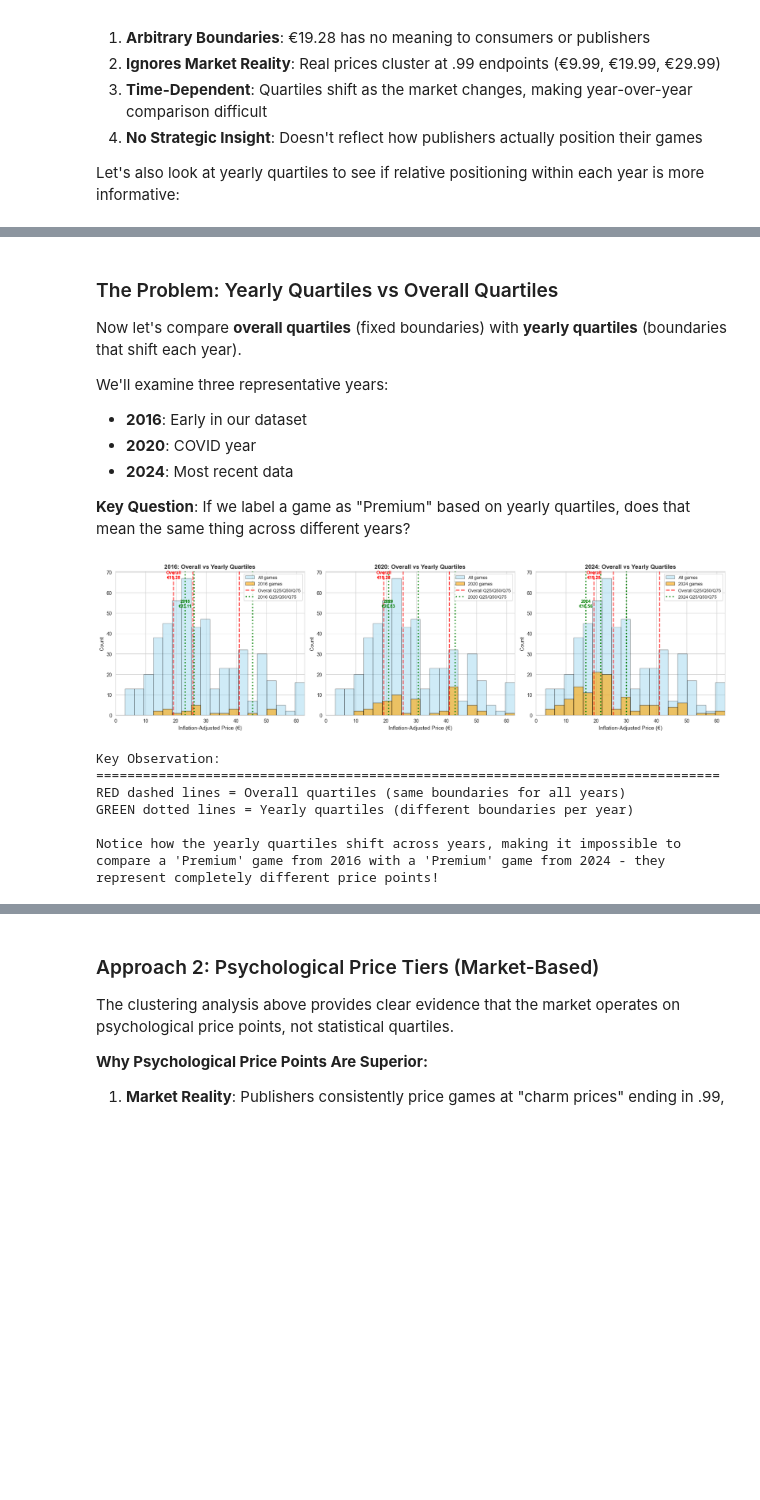
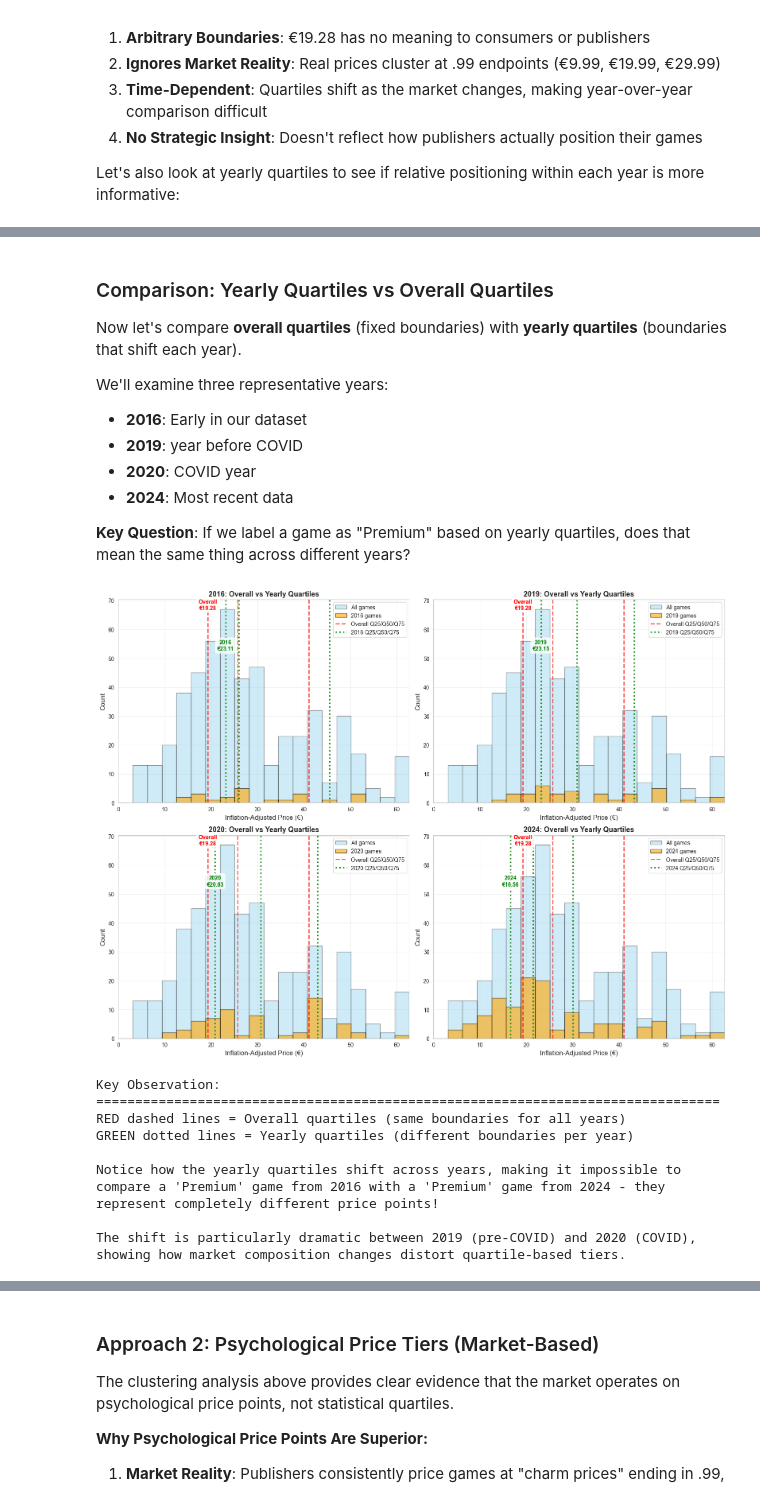
Before and after one commit to jbenigeri/Video-Game-Price-Analysis, a Jupyter notebook: src/nb2__prices_analysis.ipynb, the cells around one changed output, grey strips where cells are left out. Cells and saved outputs as stored; diff of their text form; code cells hidden in the pictures; blank space fills up the shorter version.

Commit message:
change yearly quartile comparison plot

```diff
--- a/src/nb2__prices_analysis.ipynb
+++ b/src/nb2__prices_analysis.ipynb
@@ -378,19 +382,21 @@ Examples where yearly and overall quartile tiers MATCH:
 | 224 | Blood Bowl 3 | 2023 | 29.99 | 30.769820 | Mid-High | Mid-High |
 | 279 | Valheim | 2021 | 15.49 | 18.456743 | Budget | Budget |
 # %% [markdown]
-### The Problem: Yearly Quartiles vs Overall Quartiles
+### Comparison: Yearly Quartiles vs Overall Quartiles
 
 Now let's compare **overall quartiles** (fixed boundaries) with **yearly quartiles** (boundaries that shift each year).
 
 We'll examine three representative years:
 - **2016**: Early in our dataset
+- **2019**: year before COVID
 - **2020**: COVID year
 - **2024**: Most recent data
 
 **Key Question**: If we label a game as "Premium" based on yearly quartiles, does that mean the same thing across different years?
 # %%
 # Compare overall quartiles vs yearly quartiles for specific years
-years_to_show = [2016, 2020, 2024]  # Early, COVID, Recent
+# 2x2 grid for better visibility
+years_to_show = [2016, 2019, 2020, 2024]  # Early, Pre-COVID, COVID, Recent
 
 ap = pd.to_numeric(df_games['adjusted_price'], errors='coerce').dropna()
 low, high = 0, ap.quantile(0.95)
@@ -401,7 +407,8 @@ overall_q50 = ap.quantile(0.50)
 overall_q75 = ap.quantile(0.75)
 
 sns.set_style("whitegrid")
-fig, axes = plt.subplots(1, 3, figsize=(18, 5))
+fig, axes = plt.subplots(2, 2, figsize=(16, 12))
+axes = axes.flatten()  # Convert 2x2 array to 1D for easier indexing
 
 for idx, year in enumerate(years_to_show):
     ax = axes[idx]
@@ -421,41 +428,44 @@ for idx, year in enumerate(years_to_show):
     ax.axvline(overall_q50, color='red', linestyle='--', alpha=0.7, linewidth=2)
     ax.axvline(overall_q75, color='red', linestyle='--', alpha=0.7, linewidth=2)
 
     # Yearly quartile lines (GREEN - specific to this year)
     if len(year_prices) > 0:
         yearly_q25 = year_prices.quantile(0.25)
         yearly_q50 = year_prices.quantile(0.50)
         yearly_q75 = year_prices.quantile(0.75)
 
         ax.axvline(yearly_q25, color='green', linestyle=':', alpha=0.9, linewidth=2.5, label=f'{year} Q25/Q50/Q75')
         ax.axvline(yearly_q50, color='green', linestyle=':', alpha=0.9, linewidth=2.5)
         ax.axvline(yearly_q75, color='green', linestyle=':', alpha=0.9, linewidth=2.5)
 
-        # Add text labels
+        # Add text labels showing the difference
         ax.text(overall_q25, ax.get_ylim()[1]*0.95, f'Overall\n€{overall_q25:.2f}',
-                ha='center', color='red', fontsize=9, fontweight='bold')
+                ha='center', color='red', fontsize=10, fontweight='bold', bbox=dict(boxstyle='round', facecolor='white', alpha=0.8))
         ax.text(yearly_q25, ax.get_ylim()[1]*0.75, f'{year}\n€{yearly_q25:.2f}',
-                ha='center', color='green', fontsize=9, fontweight='bold')
+                ha='center', color='green', fontsize=10, fontweight='bold', bbox=dict(boxstyle='round', facecolor='white', alpha=0.8))
 
-    ax.set_xlabel('Inflation-Adjusted Price (€)', fontsize=11)
-    ax.set_ylabel('Count', fontsize=11)
-    ax.set_title(f'{year}: Overall vs Yearly Quartiles', fontsize=12, fontweight='bold')
+    ax.set_xlabel('Inflation-Adjusted Price (€)', fontsize=12)
+    ax.set_ylabel('Count', fontsize=12)
+    ax.set_title(f'{year}: Overall vs Yearly Quartiles', fontsize=13, fontweight='bold')
     ax.set_xlim(low, high)
-    ax.legend(loc='upper right', fontsize=9)
+    ax.legend(loc='upper right', fontsize=10)
+    ax.grid(True, alpha=0.3)
 
 plt.tight_layout()
 plt.savefig('quartile_comparison_by_year.png', dpi=300, bbox_inches='tight')
 plt.show()
 
 print("\nKey Observation:")
 print("=" * 80)
 print("RED dashed lines = Overall quartiles (same boundaries for all years)")
 print("GREEN dotted lines = Yearly quartiles (different boundaries per year)")
 print("\nNotice how the yearly quartiles shift across years, making it impossible to")
 print("compare a 'Premium' game from 2016 with a 'Premium' game from 2024 - they")
 print("represent completely different price points!")
+print("\nThe shift is particularly dramatic between 2019 (pre-COVID) and 2020 (COVID),")
+print("showing how market composition changes distort quartile-based tiers.")
 # %% [output]
-[figure, old version]
+[figure, new version]
 Key Observation:
 ================================================================================
 RED dashed lines = Overall quartiles (same boundaries for all years)
@@ -464,6 +474,9 @@ GREEN dotted lines = Yearly quartiles (different boundaries per year)
 Notice how the yearly quartiles shift across years, making it impossible to
 compare a 'Premium' game from 2016 with a 'Premium' game from 2024 - they
 represent completely different price points!
+
+The shift is particularly dramatic between 2019 (pre-COVID) and 2020 (COVID),
+showing how market composition changes distort quartile-based tiers.
 # %% [markdown]
 ### The Problem with Yearly Quartiles: A Concrete Example
 
```
Also changed, not shown: parts of 2 cells of this notebook, 1 other file.
